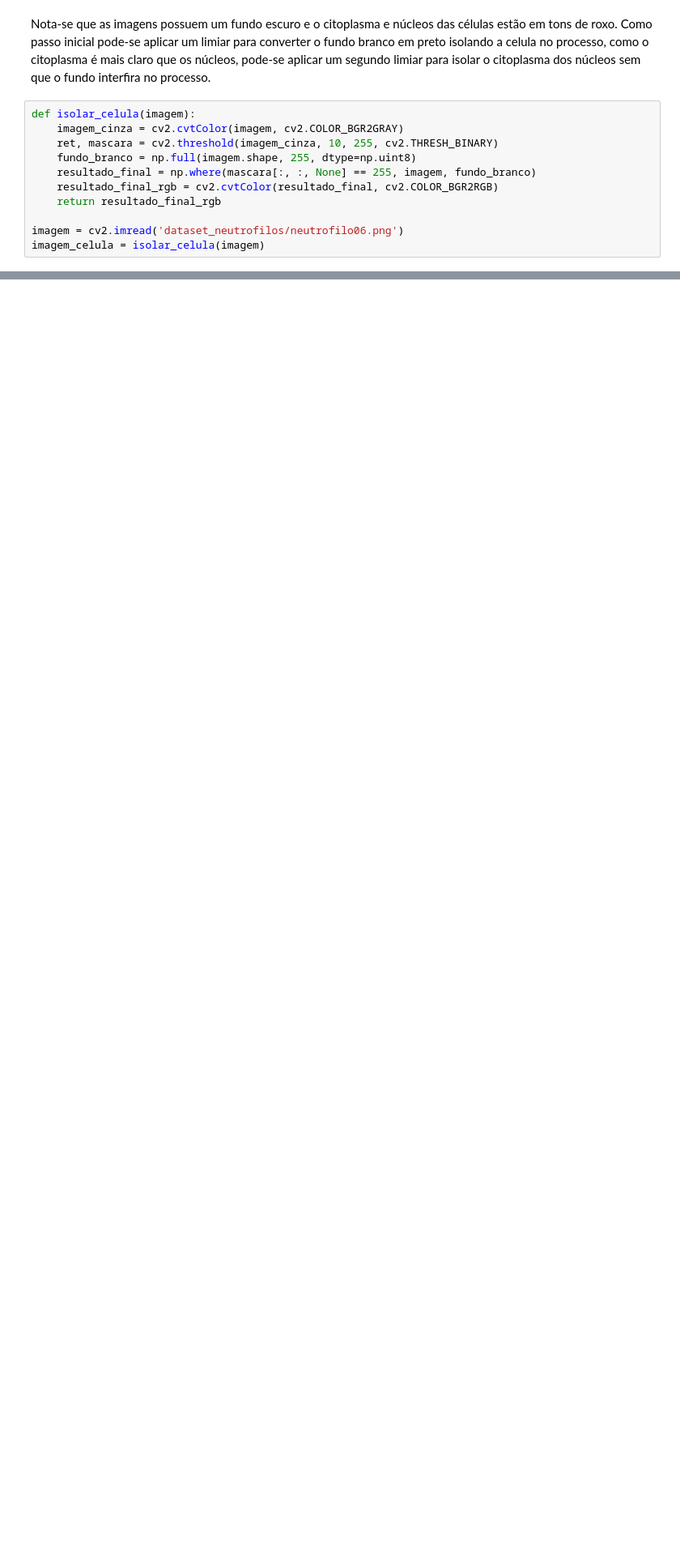
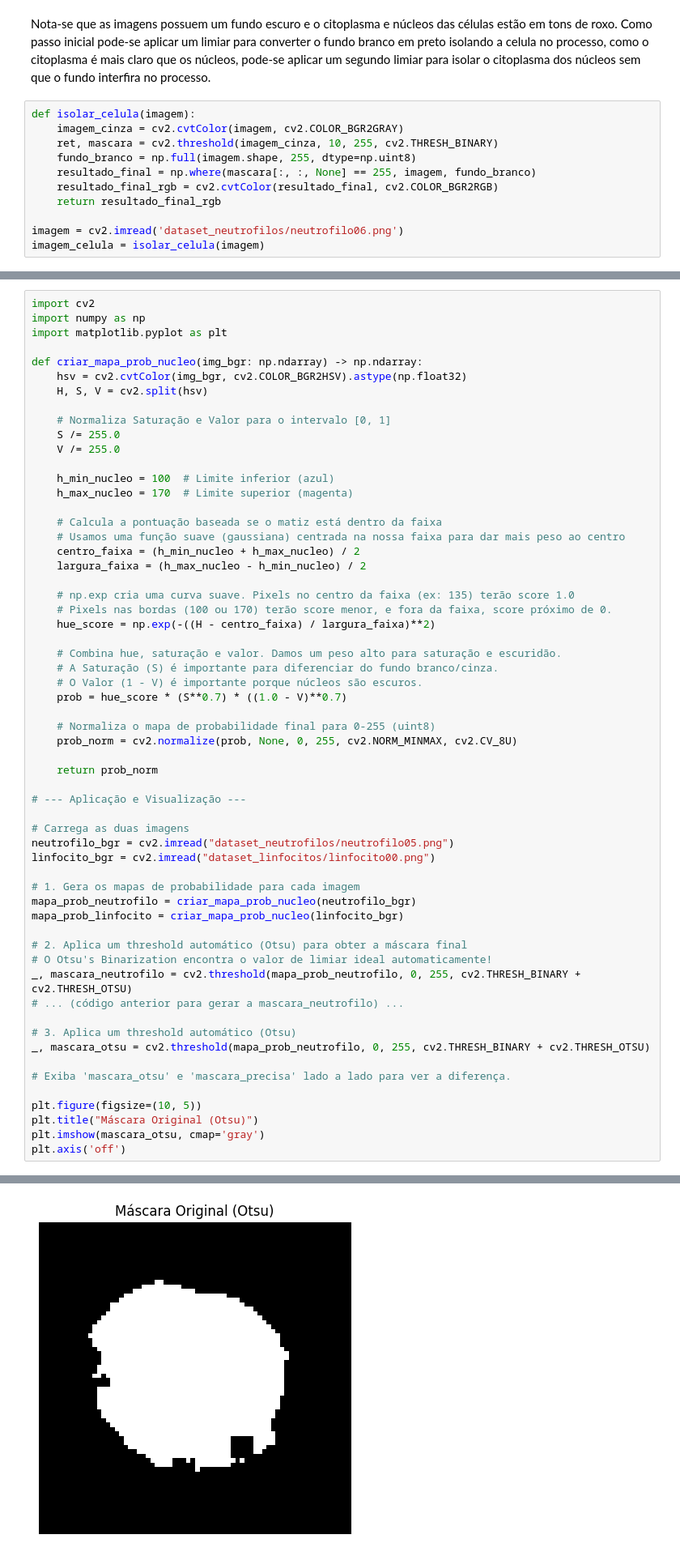
Before and after one commit to joao-martinho/pi, a Jupyter notebook: Trabalho 2/trabalho02.ipynb, the cells around one changed output, grey strips where cells are left out. Shown at 81% size. Saved outputs shown, nothing was run; the diff lists cells and outputs as text; blank space fills up the shorter version.

```diff
--- a/Trabalho 2/trabalho02.ipynb
+++ b/Trabalho 2/trabalho02.ipynb
@@ -45,0 +211,60 @@ for i in range(10):
+# %%
+import cv2
+import numpy as np
+import matplotlib.pyplot as plt
+
+def criar_mapa_prob_nucleo(img_bgr: np.ndarray) -> np.ndarray:
+    hsv = cv2.cvtColor(img_bgr, cv2.COLOR_BGR2HSV).astype(np.float32)
+    H, S, V = cv2.split(hsv)
+
+    # Normaliza Saturação e Valor para o intervalo [0, 1]
+    S /= 255.0
+    V /= 255.0
+
+    h_min_nucleo = 100  # Limite inferior (azul)
+    h_max_nucleo = 170  # Limite superior (magenta)
+
+    # Calcula a pontuação baseada se o matiz está dentro da faixa
+    # Usamos uma função suave (gaussiana) centrada na nossa faixa para dar mais peso ao centro
+    centro_faixa = (h_min_nucleo + h_max_nucleo) / 2
+    largura_faixa = (h_max_nucleo - h_min_nucleo) / 2
+
+    # np.exp cria uma curva suave. Pixels no centro da faixa (ex: 135) terão score 1.0
+    # Pixels nas bordas (100 ou 170) terão score menor, e fora da faixa, score próximo de 0.
+    hue_score = np.exp(-((H - centro_faixa) / largura_faixa)**2)
+
+    # Combina hue, saturação e valor. Damos um peso alto para saturação e escuridão.
+    # A Saturação (S) é importante para diferenciar do fundo branco/cinza.
+    # O Valor (1 - V) é importante porque núcleos são escuros.
+    prob = hue_score * (S**0.7) * ((1.0 - V)**0.7)
+
+    # Normaliza o mapa de probabilidade final para 0-255 (uint8)
+    prob_norm = cv2.normalize(prob, None, 0, 255, cv2.NORM_MINMAX, cv2.CV_8U)
+
+    return prob_norm
+
+# --- Aplicação e Visualização ---
+
+# Carrega as duas imagens
+neutrofilo_bgr = cv2.imread("dataset_neutrofilos/neutrofilo05.png")
+linfocito_bgr = cv2.imread("dataset_linfocitos/linfocito00.png")
+
+# 1. Gera os mapas de probabilidade para cada imagem
+mapa_prob_neutrofilo = criar_mapa_prob_nucleo(neutrofilo_bgr)
+mapa_prob_linfocito = criar_mapa_prob_nucleo(linfocito_bgr)
+
+# 2. Aplica um threshold automático (Otsu) para obter a máscara final
+# O Otsu's Binarization encontra o valor de limiar ideal automaticamente!
+_, mascara_neutrofilo = cv2.threshold(mapa_prob_neutrofilo, 0, 255, cv2.THRESH_BINARY + cv2.THRESH_OTSU)
+# ... (código anterior para gerar a mascara_neutrofilo) ...
+
+# 3. Aplica um threshold automático (Otsu)
+_, mascara_otsu = cv2.threshold(mapa_prob_neutrofilo, 0, 255, cv2.THRESH_BINARY + cv2.THRESH_OTSU)
+
+# Exiba 'mascara_otsu' e 'mascara_precisa' lado a lado para ver a diferença.
+
+plt.figure(figsize=(10, 5))
+plt.title("Máscara Original (Otsu)")
+plt.imshow(mascara_otsu, cmap='gray')
+plt.axis('off')
+# %% [output]
@@ -45,0 +272 @@ for i in range(10):
+[figure, added]
```
Also changed, not shown: parts of 8 cells of this notebook, 1 other file.
